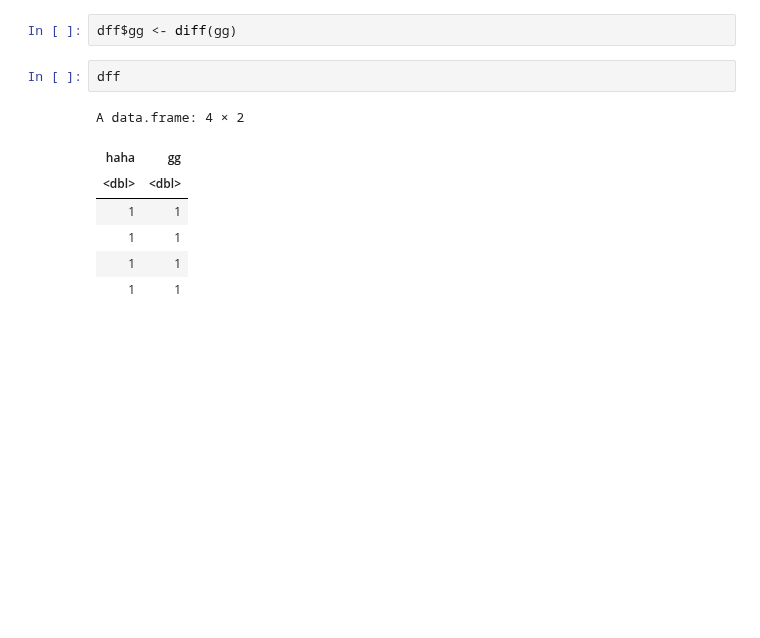
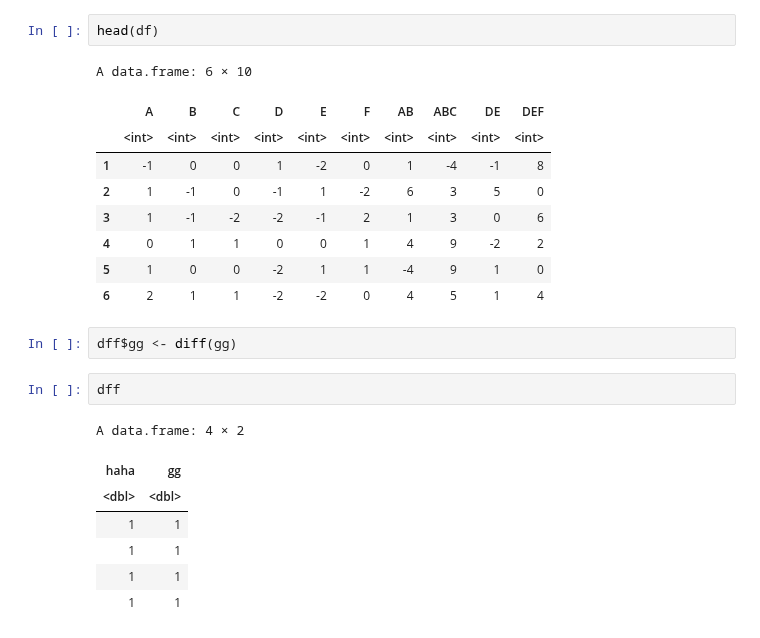
Before and after one commit to SU-Hongs/UROP_mining, a Jupyter notebook: Synthetic/analysis.ipynb, the cells around one changed output. Drawn from its saved outputs; the diff is of its cells as text; blank space fills up the shorter version.

```diff
--- a/Synthetic/analysis.ipynb
+++ b/Synthetic/analysis.ipynb
@@ -270,3 +373,15 @@ dff <- data.frame(haha)
+# %%
+head(df)
+# %% [output]
+A data.frame: 6 × 10
+|  | A | B | C | D | E | F | AB | ABC | DE | DEF |
+|  | <int> | <int> | <int> | <int> | <int> | <int> | <int> | <int> | <int> | <int> |
+| 1 | -1 | 0 | 0 | 1 | -2 | 0 | 1 | -4 | -1 | 8 |
+| 2 | 1 | -1 | 0 | -1 | 1 | -2 | 6 | 3 | 5 | 0 |
+| 3 | 1 | -1 | -2 | -2 | -1 | 2 | 1 | 3 | 0 | 6 |
+| 4 | 0 | 1 | 1 | 0 | 0 | 1 | 4 | 9 | -2 | 2 |
+| 5 | 1 | 0 | 0 | -2 | 1 | 1 | -4 | 9 | 1 | 0 |
+| 6 | 2 | 1 | 1 | -2 | -2 | 0 | 4 | 5 | 1 | 4 |
 # %%
 dff$gg <- diff(gg)
 # %%
```
Also changed, not shown: parts of 18 cells of this notebook.
